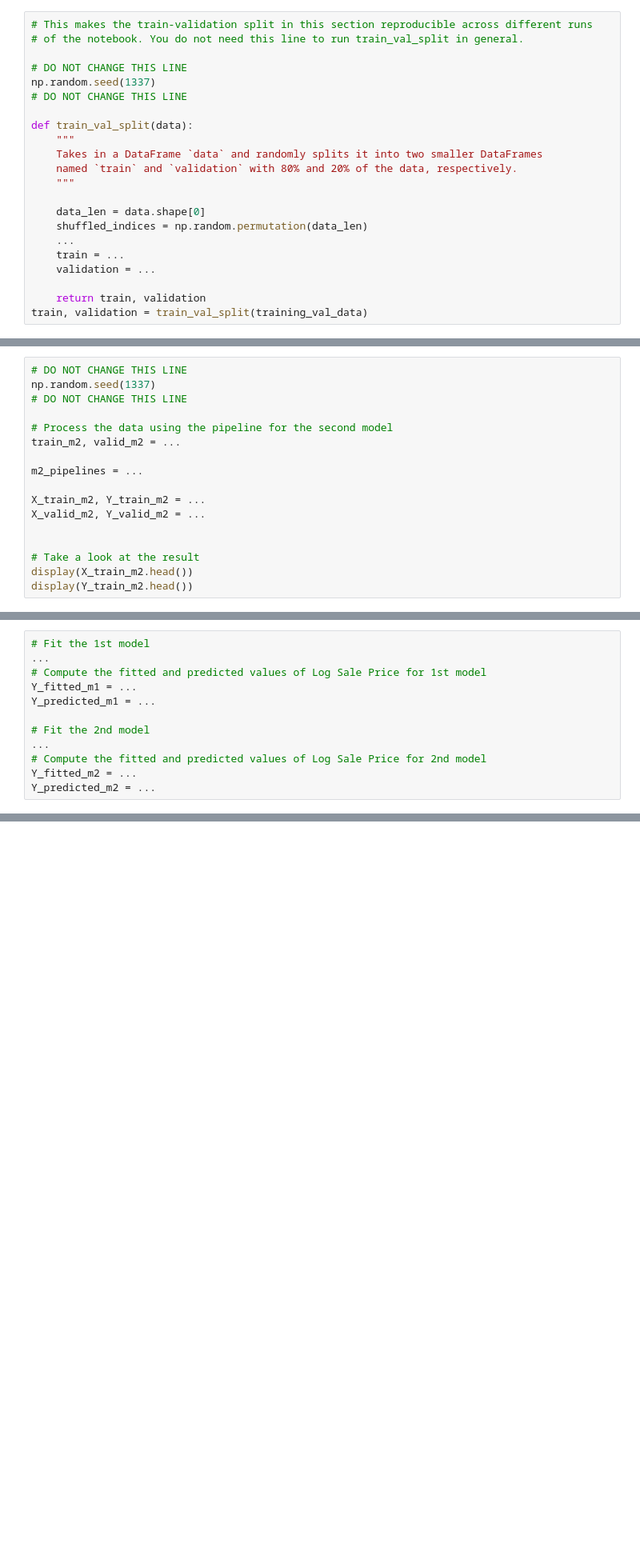
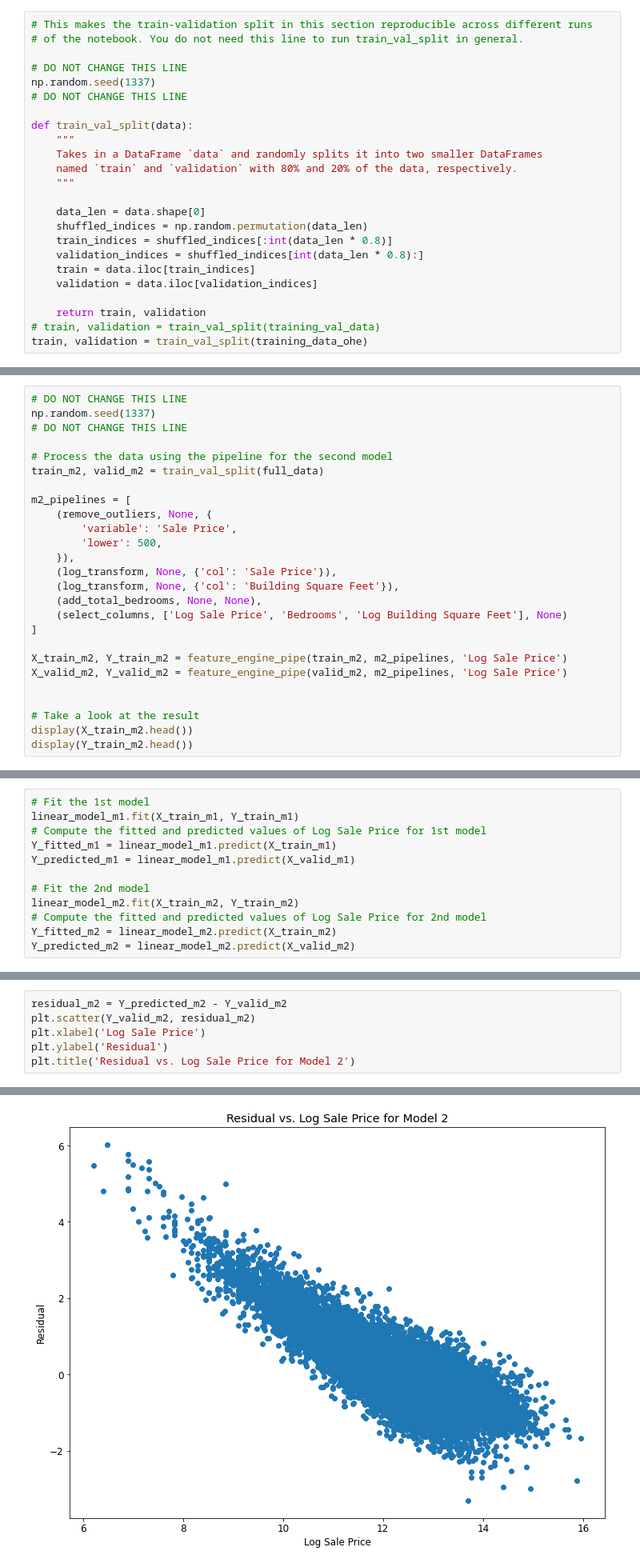
Before and after one commit to Alan-Heoooh/STAT471, a Jupyter notebook: Project/proj.ipynb, the cells around one changed output, grey strips where cells are left out. Shown: that part at 80% size. Cells and saved outputs as stored; diff of their text form; blank space fills up the shorter version.

```diff
--- a/Project/proj.ipynb
+++ b/Project/proj.ipynb
@@ -646,12 +710,14 @@ def train_val_split(data):
 
     data_len = data.shape[0]
     shuffled_indices = np.random.permutation(data_len)
-    ...
-    train = ...
-    validation = ...
+    train_indices = shuffled_indices[:int(data_len * 0.8)]
+    validation_indices = shuffled_indices[int(data_len * 0.8):]
+    train = data.iloc[train_indices]
+    validation = data.iloc[validation_indices]
 
     return train, validation
-train, validation = train_val_split(training_val_data)
+# train, validation = train_val_split(training_val_data)
+train, validation = train_val_split(training_data_ohe)
 # %% [markdown]
 <br>
 
@@ -825,12 +917,21 @@ np.random.seed(1337)
 # DO NOT CHANGE THIS LINE
 
 # Process the data using the pipeline for the second model
-train_m2, valid_m2 = ...
+train_m2, valid_m2 = train_val_split(full_data)
 
-m2_pipelines = ...
+m2_pipelines = [
+    (remove_outliers, None, {
+        'variable': 'Sale Price',
+        'lower': 500,
+    }),
+    (log_transform, None, {'col': 'Sale Price'}),
+    (log_transform, None, {'col': 'Building Square Feet'}),
+    (add_total_bedrooms, None, None),
+    (select_columns, ['Log Sale Price', 'Bedrooms', 'Log Building Square Feet'], None)
+]
 
-X_train_m2, Y_train_m2 = ...
-X_valid_m2, Y_valid_m2 = ...
+X_train_m2, Y_train_m2 = feature_engine_pipe(train_m2, m2_pipelines, 'Log Sale Price')
+X_valid_m2, Y_valid_m2 = feature_engine_pipe(valid_m2, m2_pipelines, 'Log Sale Price')
 
 
 # Take a look at the result
@@ -858,16 +973,16 @@ Assign the predicted values from both of your models on the training and validat
 - Second Model: predicted values on **training set**: `Y_fitted_m2`, predicted values on **validation set**: `Y_predicted_m2`
 # %%
 # Fit the 1st model
-...
+linear_model_m1.fit(X_train_m1, Y_train_m1)
 # Compute the fitted and predicted values of Log Sale Price for 1st model
-Y_fitted_m1 = ...
-Y_predicted_m1 = ...
+Y_fitted_m1 = linear_model_m1.predict(X_train_m1)
+Y_predicted_m1 = linear_model_m1.predict(X_valid_m1)
 
 # Fit the 2nd model
-...
+linear_model_m2.fit(X_train_m2, Y_train_m2)
 # Compute the fitted and predicted values of Log Sale Price for 2nd model
-Y_fitted_m2 = ...
-Y_predicted_m2 = ...
+Y_fitted_m2 = linear_model_m2.predict(X_train_m2)
+Y_predicted_m2 = linear_model_m2.predict(X_valid_m2)
 # %% [markdown]
 <br>
 
@@ -903,3 +1018,10 @@ def rmse(predicted, actual):
 One way of understanding a model's performance (and appropriateness) is through a plot of the residuals versus the observations.
 
 In the cell below, use `plt.scatter` [(documentation)](https://matplotlib.org/stable/api/_as_gen/matplotlib.pyplot.scatter.html) to plot the residuals from predicting `Log Sale Price` using **only the second model** against the original `Log Sale Price` for the **validation data**. With such a large dataset, it is difficult to avoid overplotting entirely. You should also **ensure that the dot size and opacity in the scatter plot are set appropriately** to reduce the impact of overplotting as much as possible.
+# %%
+residual_m2 = Y_predicted_m2 - Y_valid_m2
+plt.scatter(Y_valid_m2, residual_m2)
+plt.xlabel('Log Sale Price')
+plt.ylabel('Residual')
+plt.title('Residual vs. Log Sale Price for Model 2')
+# %% [output]
@@ -906,3 +1029,4 @@ In the cell below, use `plt.scatter` [(documentation)](https://matplotlib.org/st
+[figure, added]
 # %% [markdown]
 While our simple model explains some of the variability in price, there is certainly still a lot of room for improvement —— one reason is we have been only utilizing 1 or 2 features (out of a total of 70+) so far! Can you engineer and incorporate more features to improve the model's fairness and accuracy? We won't be asking you to provide your answers here, but this will be important going into the next part of this project.
 # %% [markdown]
```
Also changed, not shown: parts of 31 cells of this notebook, 5 other files.
